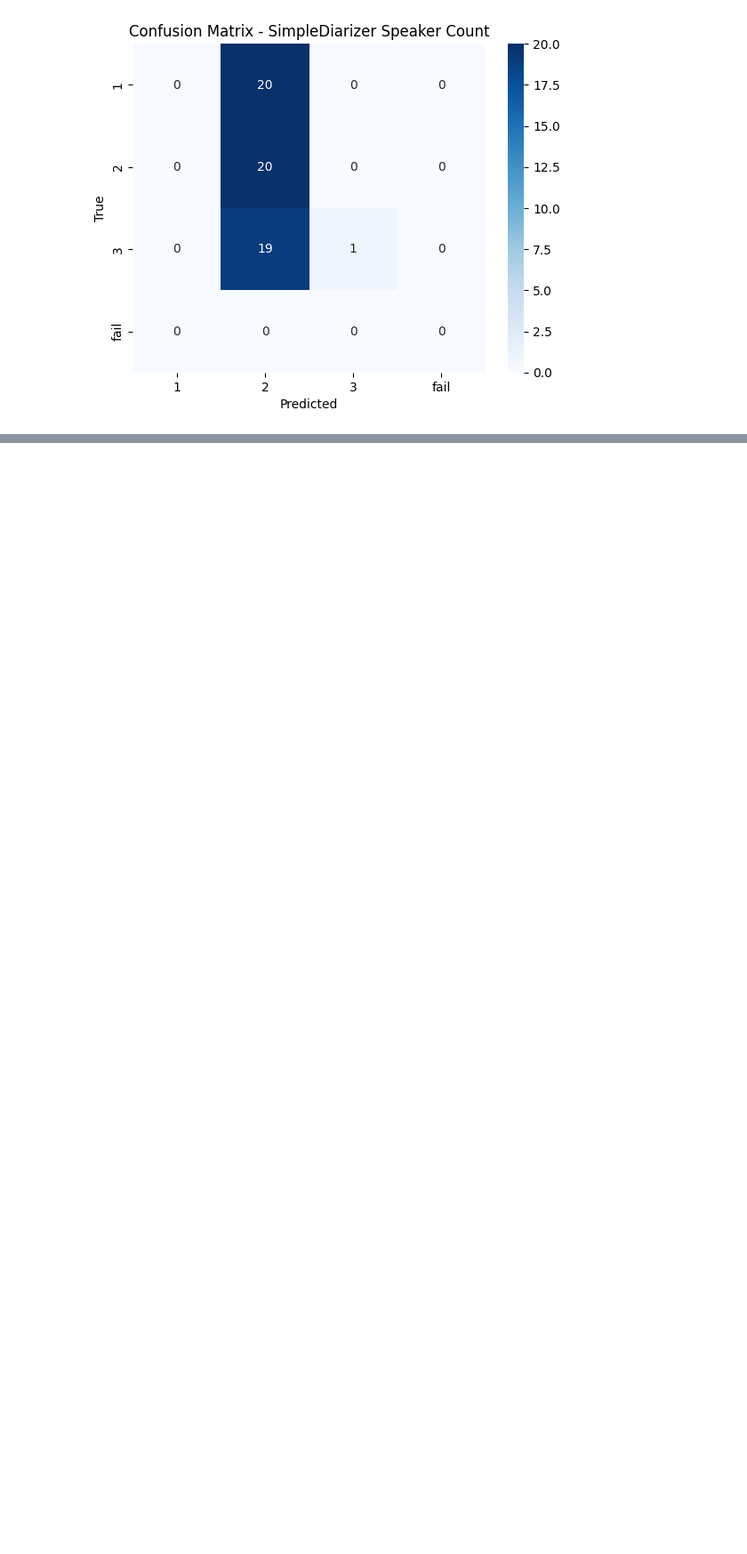
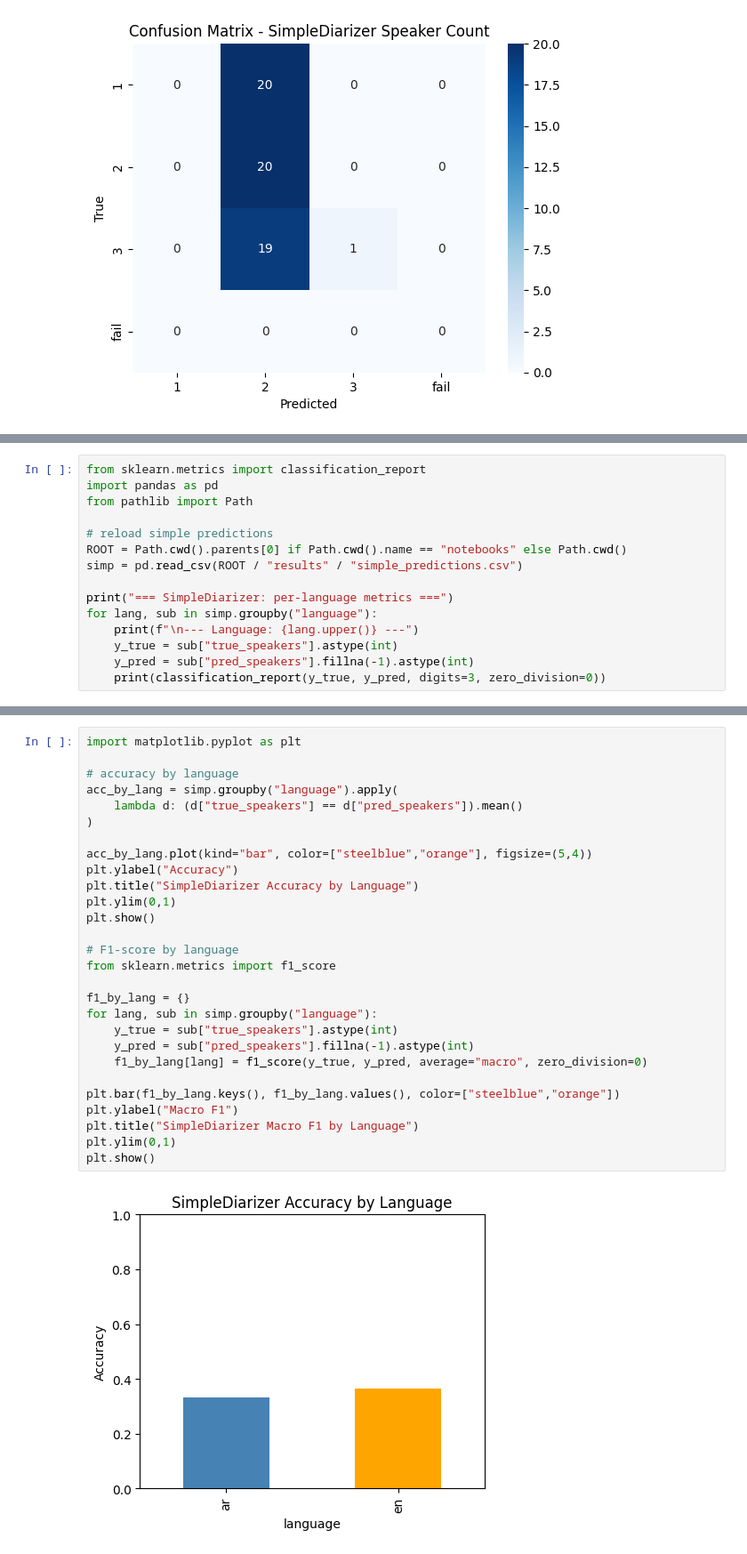
Before and after one commit to SaudNJMH/Audio-AI, a Jupyter notebook: notebooks/03_simple_diarizer.ipynb, the cells around one changed output, grey strips where cells are left out. Shown at 89% size. Saved outputs shown, nothing was run; the diff lists cells and outputs as text; blank space fills up the shorter version.

```diff
--- a/notebooks/03_simple_diarizer.ipynb
+++ b/notebooks/03_simple_diarizer.ipynb
@@ -186,0 +202,15 @@ weighted avg      0.446     0.350     0.201        60
+# %%
+from sklearn.metrics import classification_report
+import pandas as pd
+from pathlib import Path
+
+# reload simple predictions
+ROOT = Path.cwd().parents[0] if Path.cwd().name == "notebooks" else Path.cwd()
+simp = pd.read_csv(ROOT / "results" / "simple_predictions.csv")
+
+print("=== SimpleDiarizer: per-language metrics ===")
+for lang, sub in simp.groupby("language"):
+    print(f"\n--- Language: {lang.upper()} ---")
+    y_true = sub["true_speakers"].astype(int)
+    y_pred = sub["pred_speakers"].fillna(-1).astype(int)
+    print(classification_report(y_true, y_pred, digits=3, zero_division=0))
@@ -186,0 +235,30 @@ weighted avg      0.446     0.350     0.201        60
+# %%
+import matplotlib.pyplot as plt
+
+# accuracy by language
+acc_by_lang = simp.groupby("language").apply(
+    lambda d: (d["true_speakers"] == d["pred_speakers"]).mean()
+)
+
+acc_by_lang.plot(kind="bar", color=["steelblue","orange"], figsize=(5,4))
+plt.ylabel("Accuracy")
+plt.title("SimpleDiarizer Accuracy by Language")
+plt.ylim(0,1)
+plt.show()
+
+# F1-score by language
+from sklearn.metrics import f1_score
+
+f1_by_lang = {}
+for lang, sub in simp.groupby("language"):
+    y_true = sub["true_speakers"].astype(int)
+    y_pred = sub["pred_speakers"].fillna(-1).astype(int)
+    f1_by_lang[lang] = f1_score(y_true, y_pred, average="macro", zero_division=0)
+
+plt.bar(f1_by_lang.keys(), f1_by_lang.values(), color=["steelblue","orange"])
+plt.ylabel("Macro F1")
+plt.title("SimpleDiarizer Macro F1 by Language")
+plt.ylim(0,1)
+plt.show()
+# %% [output]
+[figure, added]
```
Also changed, not shown: parts of 7 cells of this notebook, 6 other files.
